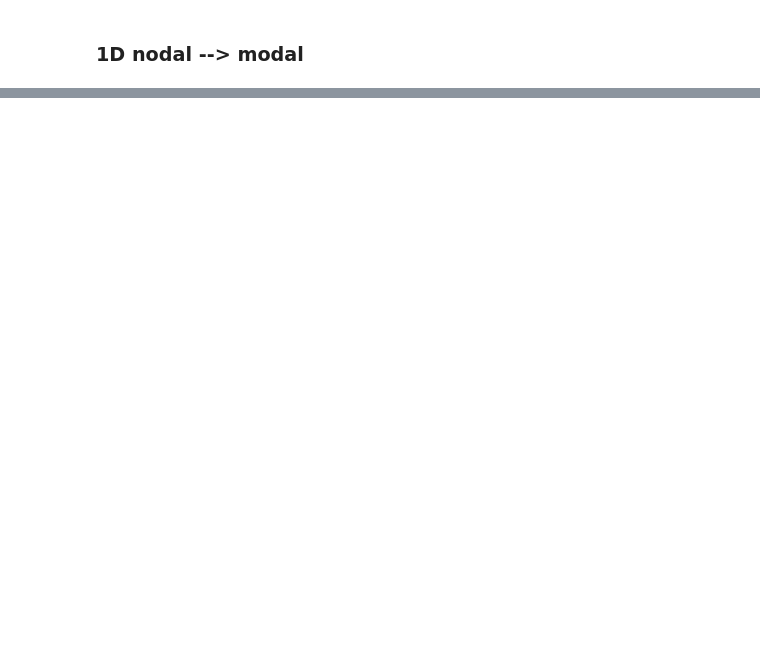
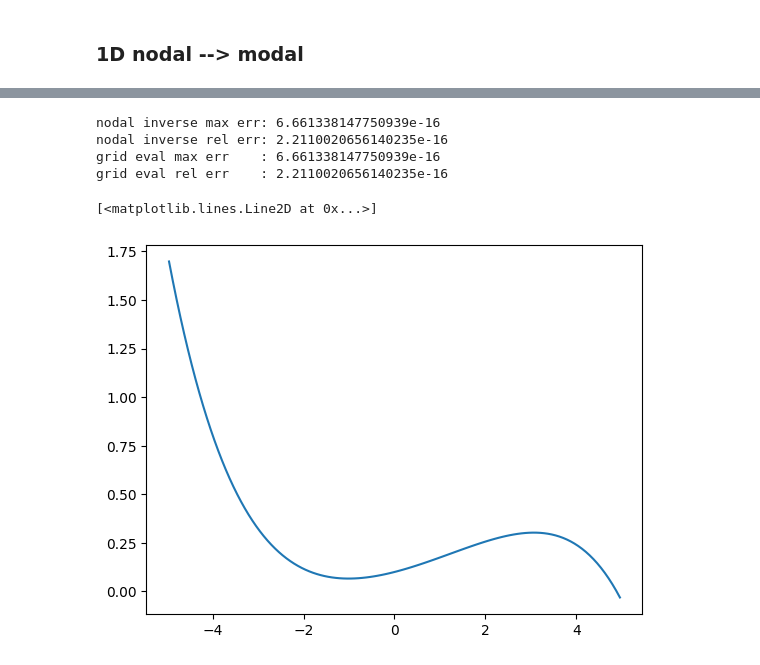
Before and after one commit to AdamHopkinss/SIAC-CT-Reconstruction, a Jupyter notebook: notebooks/test_nodal_siac_1D.ipynb, the cells around one changed output, grey strips where cells are left out. Cells and saved outputs as stored; diff of their text form; code cells hidden in the pictures; blank space fills up the shorter version.

Commit message:
Added research_utils for 1D and 2D testing of the Nodal to Modal DG code, and SIAC. Additionally a debugging, testing the functions composing the SIAC and DG codes, searching for errors

```diff
--- a/notebooks/test_nodal_siac_1D.ipynb
+++ b/notebooks/test_nodal_siac_1D.ipynb
@@ -603,0 +8,79 @@ Convergence table:
+# %%
+from src.research_utils_1d import(
+    build_mesh_1d,
+    local_cell_center_nodes_1d,
+    build_grid_from_local_nodes_1d,
+    nodal_to_modal_1d,
+    modal_to_nodal_1d,
+    eval_dg_modal_local_nodes_1d,
+)
+
+def exact_poly1d_scaled(x, degree=4, xlim=(-1,1)):
+    x = np.asarray(x)
+
+    # map to [-1,1]
+    xhat = 2*(x - xlim[0]) / (xlim[1] - xlim[0]) - 1
+
+    poly = 0.1 * np.ones_like(xhat)
+    if degree >= 1:
+        poly += 0.3*xhat
+    if degree >= 2:
+        poly += 0.5*xhat**2
+    if degree >= 3:
+        poly += -0.7*xhat**3
+    if degree >= 4:
+        poly += 0.25*xhat**4
+    if degree >= 5:
+        poly += -0.5*xhat**5
+
+    return poly
+
+
+##### Roundtrip check for DG #####
+### setup
+xmin, xmax = -5, 5
+xlim = (xmin, xmax)
+
+# DG stuff
+K = 24
+p = 4
+order = p + 1
+N = K * order
+
+# Build mesh
+mesh = build_mesh_1d(K=K, domain=xlim)
+
+# Build signal grid
+n_eval = order      # p + 1 eval points per element
+nodes = local_cell_center_nodes_1d(nloc=n_eval)
+grid, grid_blocks = build_grid_from_local_nodes_1d(mesh, eval_nodes=nodes, return_blocks=True)
+
+# exact data on grid
+poly_deg = p + 1
+exact_data = exact_poly1d_scaled(x=grid, degree=poly_deg, xlim=xlim)
+
+# exact data on nodal representation
+Unode = exact_poly1d_scaled(x=grid_blocks, degree=poly_deg, xlim=xlim)
+
+# DG representation (modal)
+dg = nodal_to_modal_1d(Unode=Unode, mesh=mesh, p=p)
+
+arr_rec1, Ueval1 = modal_to_nodal_1d(dg, return_blocks=True)
+
+arr_rec2, Ueval2 = eval_dg_modal_local_nodes_1d(dg, eval_nodes=nodes, return_blocks=True)
+
+
+print("nodal inverse max err:", np.max(np.abs(arr_rec1 - exact_data)))
+print("nodal inverse rel err:", np.linalg.norm(arr_rec1 - exact_data) / np.linalg.norm(exact_data))
+
+print("grid eval max err    :", np.max(np.abs(arr_rec2 - exact_data)))
+print("grid eval rel err    :", np.linalg.norm(arr_rec2 - exact_data) / np.linalg.norm(exact_data))
+
+plt.plot(grid, exact_data)
+# %% [output]
+nodal inverse max err: 6.661338147750939e-16
+nodal inverse rel err: 2.2110020656140235e-16
+grid eval max err    : 6.661338147750939e-16
+grid eval rel err    : 2.2110020656140235e-16
+[<matplotlib.lines.Line2D at 0x...>]
+[figure, added]
```
Also changed, not shown: parts of 21 cells of this notebook, 8 other files.
